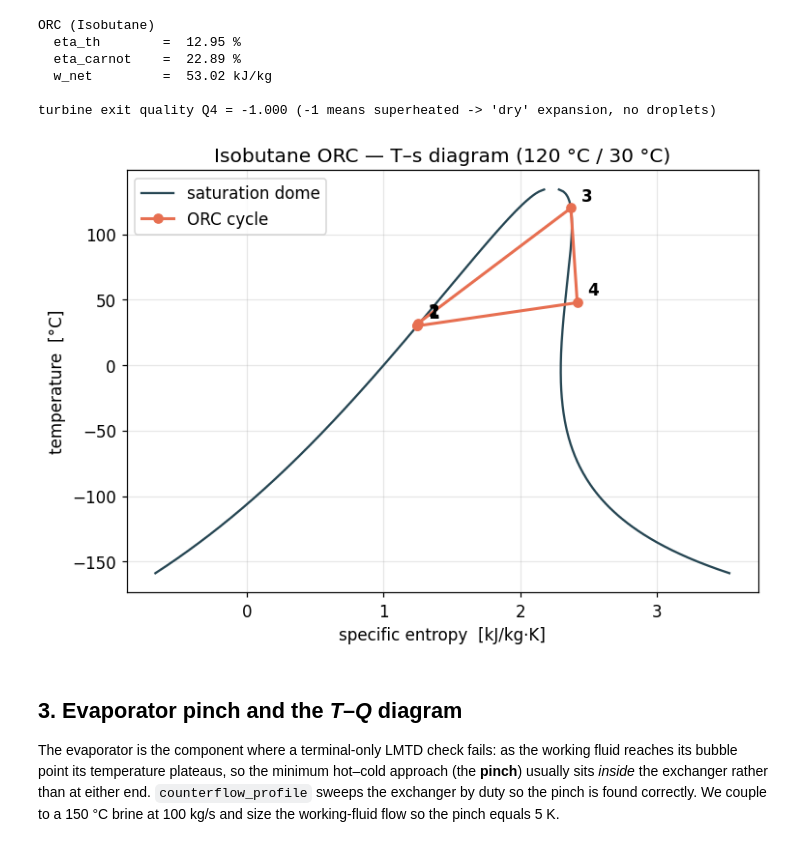
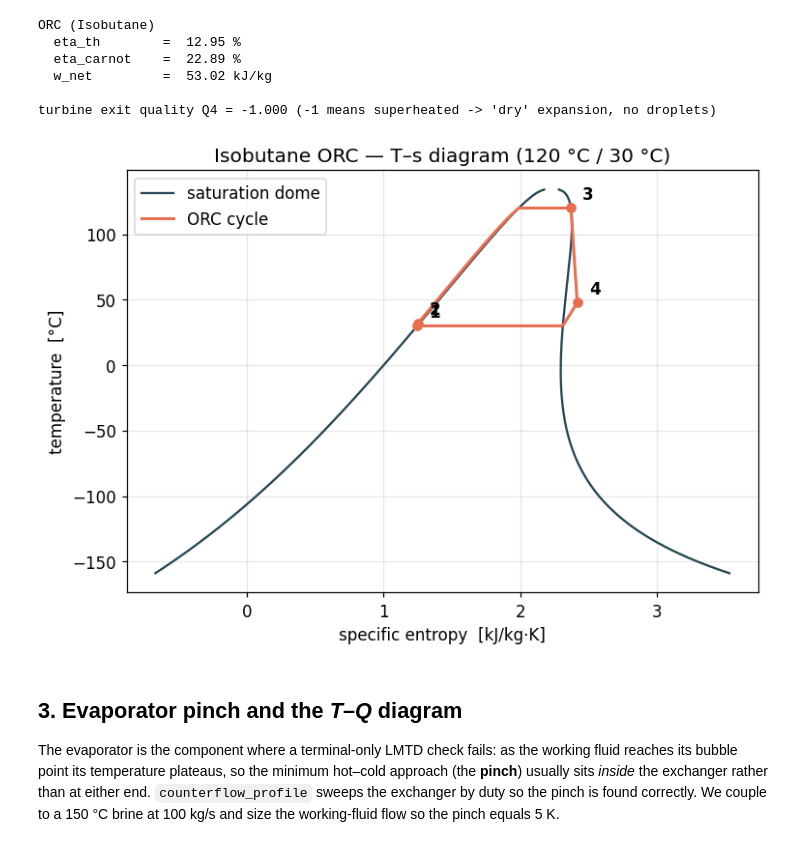
Before and after one commit to khb-git/geothermal-orc, a Jupyter notebook: notebooks/demo.ipynb, the cells around one changed output. Drawn from its saved outputs; the diff is of its cells as text; code cells hidden in the pictures.

Commit message:
Trace isobaric process paths in T-s diagram

```diff
--- a/notebooks/demo.ipynb
+++ b/notebooks/demo.ipynb
@@ -148,31 +148,50 @@ turbine exit quality Q4 = -1.000 (-1 means superheated -> 'dry' expansion, no dr
 # %%
 # Saturation dome + cycle path on T-s axes.
 fluid = "Isobutane"
 Tt = PropsSI("Ttriple", fluid); Tc = PropsSI("Tcrit", fluid)
 Ts = np.linspace(Tt + 0.5, Tc - 0.5, 200)
 s_liq = [PropsSI("S", "T", T, "Q", 0, fluid) for T in Ts]
 s_vap = [PropsSI("S", "T", T, "Q", 1, fluid) for T in Ts]
 
 st = res.states
-order = [1, 2, 3, 4, 1]
-s_pts = [st[i].s for i in order]
-T_pts = [st[i].T for i in order]
+P_evap, P_cond = st[2].P, st[1].P
+
+
+def _isobar(P, h0, h1, n=80):
+    # Trace an isobaric leg by sampling enthalpy: gives liquid-heating +
+    # flat evaporation (or desuperheat + flat condensation) across the dome.
+    hs = np.linspace(h0, h1, n)
+    T = np.array([PropsSI("T", "P", P, "H", float(h), fluid) for h in hs])
+    s = np.array([PropsSI("S", "P", P, "H", float(h), fluid) for h in hs])
+    return s, T
+
+
+# 2 -> 3 isobaric heating at P_evap; 4 -> 1 isobaric cooling at P_cond.
+s23, T23 = _isobar(P_evap, st[2].h, st[3].h)
+s41, T41 = _isobar(P_cond, st[4].h, st[1].h)
+
+# Full loop: 1 --(pump)--> 2 --(evaporate)--> 3 --(turbine)--> 4 --(condense)--> 1
+# (pump 1->2 and turbine 3->4 are drawn as straight segments).
+s_path = np.concatenate([[st[1].s], s23, [st[4].s], s41]) / 1e3
+T_path = np.concatenate([[st[1].T], T23, [st[4].T], T41]) - 273.15
 
 fig, ax = plt.subplots(figsize=(7, 5))
 ax.plot(np.array(s_liq) / 1e3, Ts - 273.15, color="#264653", lw=1.5)
 ax.plot(np.array(s_vap) / 1e3, Ts - 273.15, color="#264653", lw=1.5,
         label="saturation dome")
-ax.plot(np.array(s_pts) / 1e3, np.array(T_pts) - 273.15, "o-",
-        color="#e76f51", lw=2, label="ORC cycle")
-for i in [1, 2, 3, 4]:
+ax.plot(s_path, T_path, color="#e76f51", lw=2, label="ORC cycle")
+sm = np.array([st[i].s for i in (1, 2, 3, 4)]) / 1e3
+Tm = np.array([st[i].T for i in (1, 2, 3, 4)]) - 273.15
+ax.plot(sm, Tm, "o", color="#e76f51", ms=6)
+for i in (1, 2, 3, 4):
     ax.annotate(str(i), (st[i].s / 1e3, st[i].T - 273.15),
-                textcoords="offset points", xytext=(7, 5), fontweight="bold")
+                textcoords="offset points", xytext=(8, 6), fontweight="bold")
 ax.set_xlabel("specific entropy  [kJ/kg·K]")
 ax.set_ylabel("temperature  [°C]")
 ax.set_title(f"{fluid} ORC — T–s diagram (120 °C / 30 °C)")
 ax.legend(); plt.tight_layout(); plt.show()
 # %% [output]
-[figure, old version]
+[figure, new version]
 # %% [markdown]
 ## 3. Evaporator pinch and the *T*–*Q* diagram
 
```
